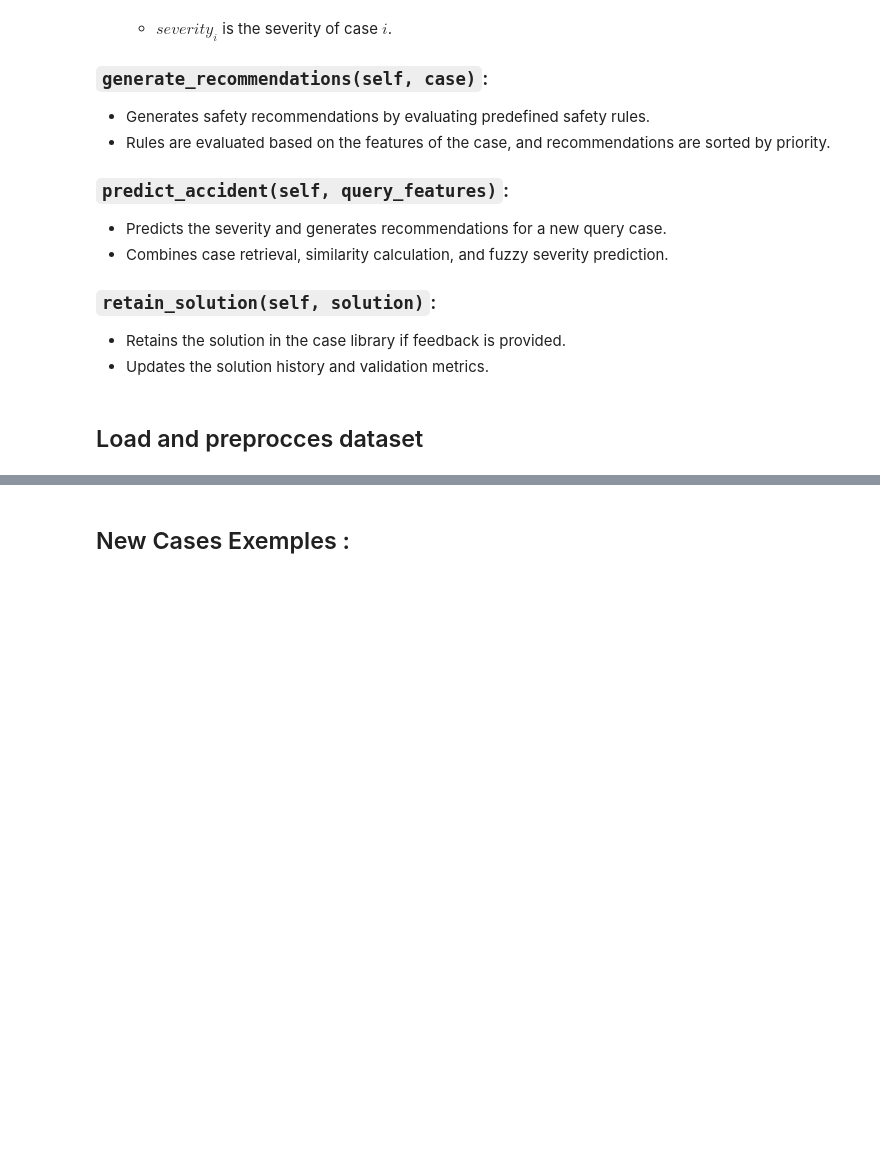
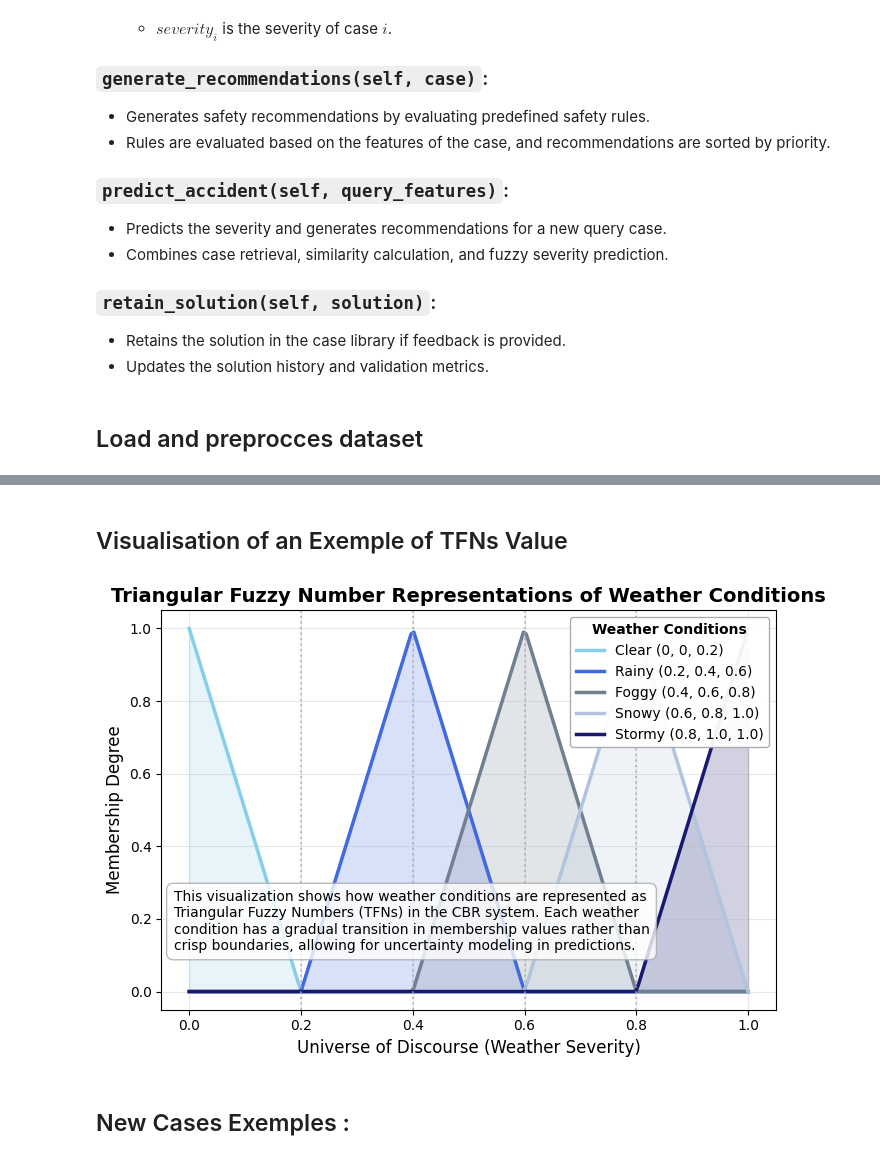
Before and after one commit to aymanerihane/Fuzzy_CBR_Approch_of_Value_Engineering, a Jupyter notebook: test.ipynb, the cells around one changed output, grey strips where cells are left out. Drawn from its saved outputs; the diff is of its cells as text; code cells hidden in the pictures; blank space fills up the shorter version.

Commit message:
adding visualition TFNs

```diff
--- a/test.ipynb
+++ b/test.ipynb
@@ -1038,6 +1038,61 @@ Clustering completed. Fuzzy partition coefficient: 0.33333333333333354
 Clustering completed. Fuzzy partition coefficient: 0.33333333333333354
 Clustering completed. Fuzzy partition coefficient: 0.33333333333333354
 CBR System Done...
+# %% [markdown]
+## Visualisation of an Exemple of TFNs Value
+# %%
+import matplotlib.pyplot as plt
+import numpy as np
+
+# Get weather TFNs from the linguistic mappings
+weather_tfns = cbr_system.linguistic_mappings['Weather']
+# Define colors for each weather condition
+colors = {
+    'Clear': 'skyblue',
+    'Rainy': 'royalblue',
+    'Foggy': 'slategray',
+    'Snowy': 'lightsteelblue',
+    'Stormy': 'midnightblue'
+}
+
+# Create x values for plotting
+x = np.linspace(0, 1, 200)
+
+# Plot setup
+plt.figure(figsize=(7, 5))
+
+# Plot each weather condition TFN
+for weather, tfn in weather_tfns.items():
+    y = fuzz.trimf(x, [tfn.left, tfn.center, tfn.right])
+    plt.plot(x, y, color=colors[weather], linewidth=2.5, label=f"{weather} ({tfn.left}, {tfn.center}, {tfn.right})")
+    plt.fill_between(x, y, alpha=0.2, color=colors[weather])
+
+# Add a vertical line at specific membership values to show comparison
+for value in [0.2, 0.4, 0.6, 0.8]:
+    plt.axvline(x=value, color='darkgray', linestyle=':', alpha=0.7)
+
+# Enhance the plot
+plt.xlabel('Universe of Discourse (Weather Severity)', fontsize=12)
+plt.ylabel('Membership Degree', fontsize=12)
+plt.title('Triangular Fuzzy Number Representations of Weather Conditions', fontsize=14, fontweight='bold')
+plt.grid(True, alpha=0.3)
+plt.ylim(-0.05, 1.05)
+
+# Add legend with custom styling
+legend = plt.legend(title="Weather Conditions", loc='upper right', frameon=True,
+                   framealpha=0.95, edgecolor='darkgray')
+legend.get_title().set_fontweight('bold')
+
+# Add text explanation about fuzzy weather representation
+explanation = "This visualization shows how weather conditions are represented as\nTriangular Fuzzy Numbers (TFNs) in the CBR system. Each weather\ncondition has a gradual transition in membership values rather than\ncrisp boundaries, allowing for uncertainty modeling in predictions."
+plt.annotate(explanation, xy=(0.02, 0.15), xycoords='axes fraction',
+            bbox=dict(boxstyle="round,pad=0.5", fc="white", ec="darkgray", alpha=0.8),
+            fontsize=10)
+
+plt.tight_layout()
+plt.show()
+# %% [output]
+[figure, added]
 # %% [markdown]
 ## New Cases Exemples :
 # %%
```
Also changed, not shown: parts of 1 cell of this notebook.
